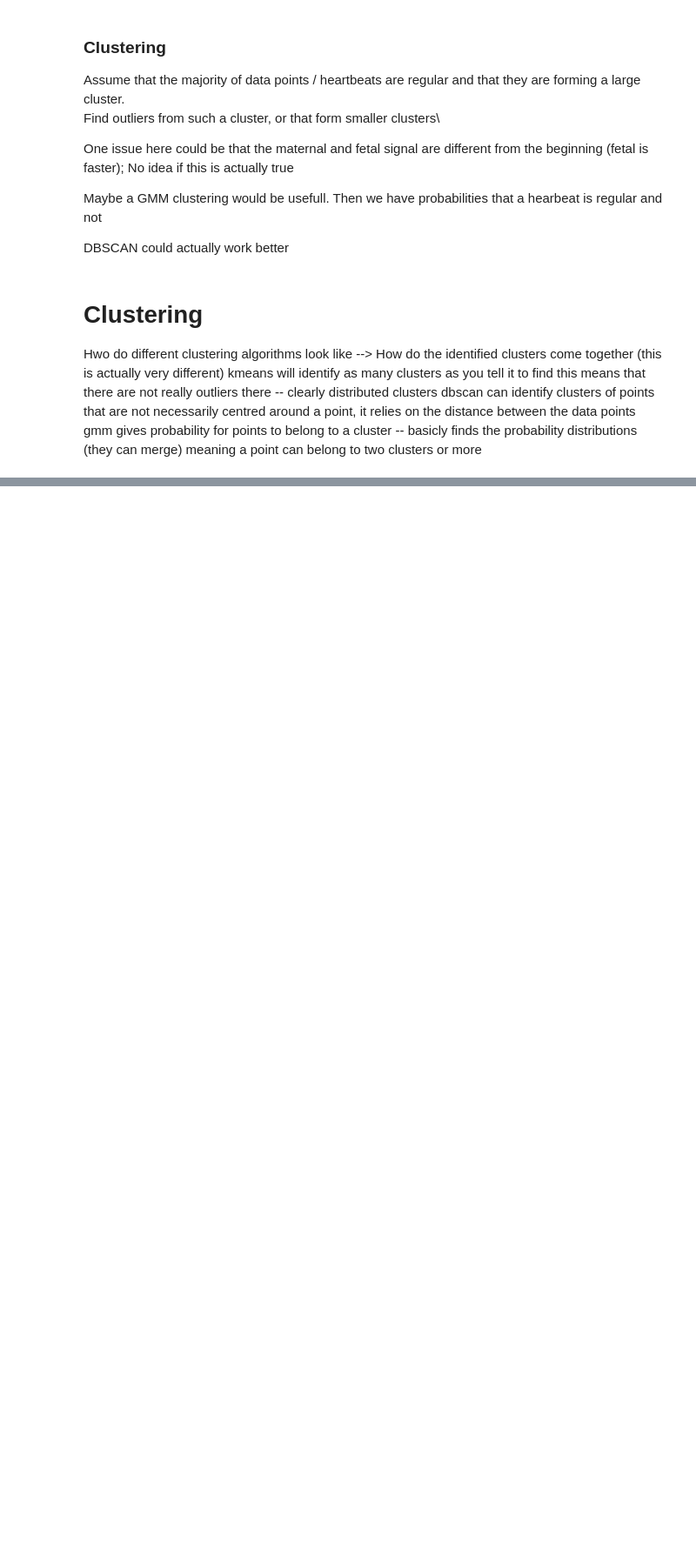
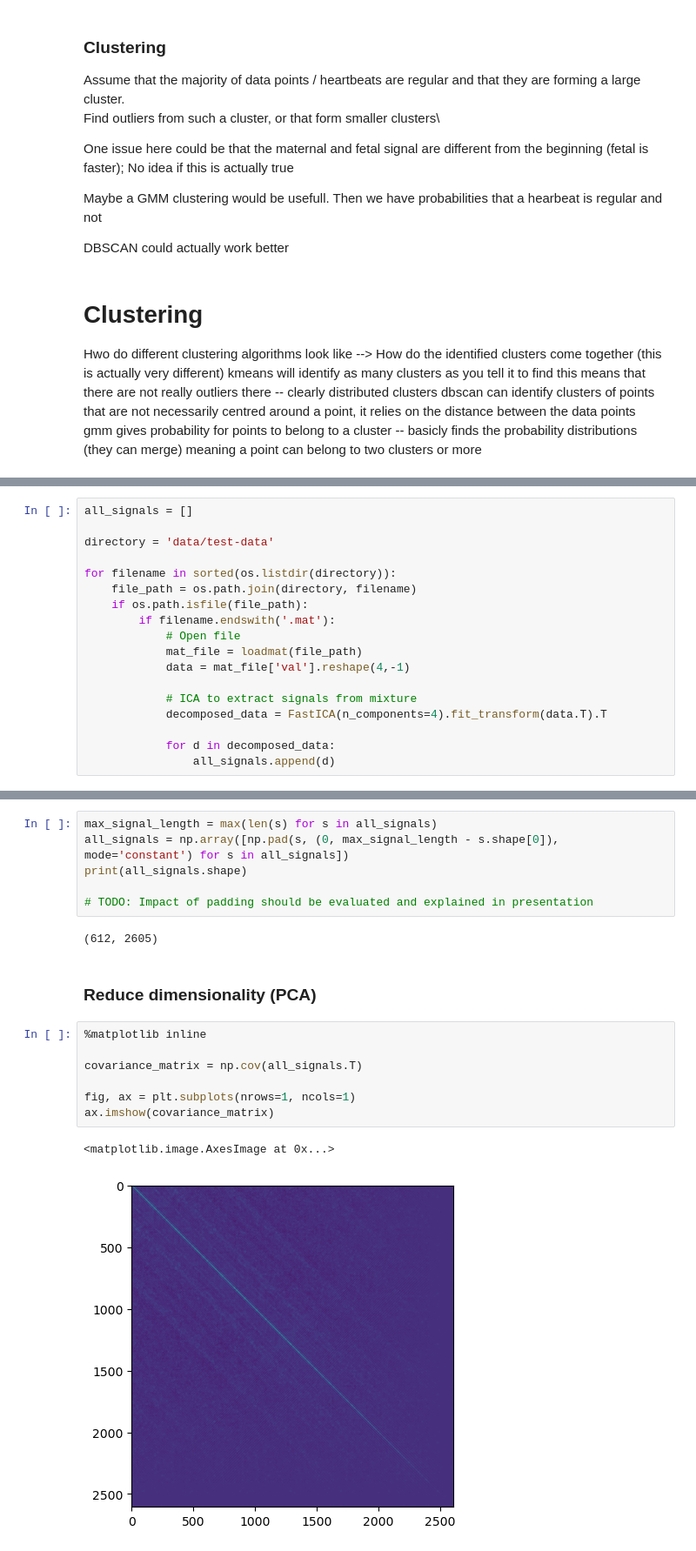
Before and after one commit to Hydropic/Unsupervised-Team-8, a Jupyter notebook: problem-2/jette.ipynb, the cells around one changed output, grey strips where cells are left out. Shown at 87% size. Drawn from its saved outputs; the diff is of its cells as text; blank space fills up the shorter version.

```diff
--- a/problem-2/jette.ipynb
+++ b/problem-2/jette.ipynb
@@ -278,0 +304,18 @@ gmm gives probability for points to belong to a cluster -- basicly finds the pro
+# %%
+all_signals = []
+
+directory = 'data/test-data'
+
+for filename in sorted(os.listdir(directory)):
+    file_path = os.path.join(directory, filename)
+    if os.path.isfile(file_path):
+        if filename.endswith('.mat'):
+            # Open file
+            mat_file = loadmat(file_path)
+            data = mat_file['val'].reshape(4,-1)
+
+            # ICA to extract signals from mixture
+            decomposed_data = FastICA(n_components=4).fit_transform(data.T).T
+
+            for d in decomposed_data:
+                all_signals.append(d)
@@ -278,0 +327,20 @@ gmm gives probability for points to belong to a cluster -- basicly finds the pro
+# %%
+max_signal_length = max(len(s) for s in all_signals)
+all_signals = np.array([np.pad(s, (0, max_signal_length - s.shape[0]), mode='constant') for s in all_signals])
+print(all_signals.shape)
+
+# TODO: Impact of padding should be evaluated and explained in presentation
+# %% [output]
+(612, 2605)
+# %% [markdown]
+### Reduce dimensionality (PCA)
+# %%
+%matplotlib inline
+
+covariance_matrix = np.cov(all_signals.T)
+
+fig, ax = plt.subplots(nrows=1, ncols=1)
+ax.imshow(covariance_matrix)
+# %% [output]
+<matplotlib.image.AxesImage at 0x...>
+[figure, added]
```
Also changed, not shown: parts of 14 cells of this notebook.
